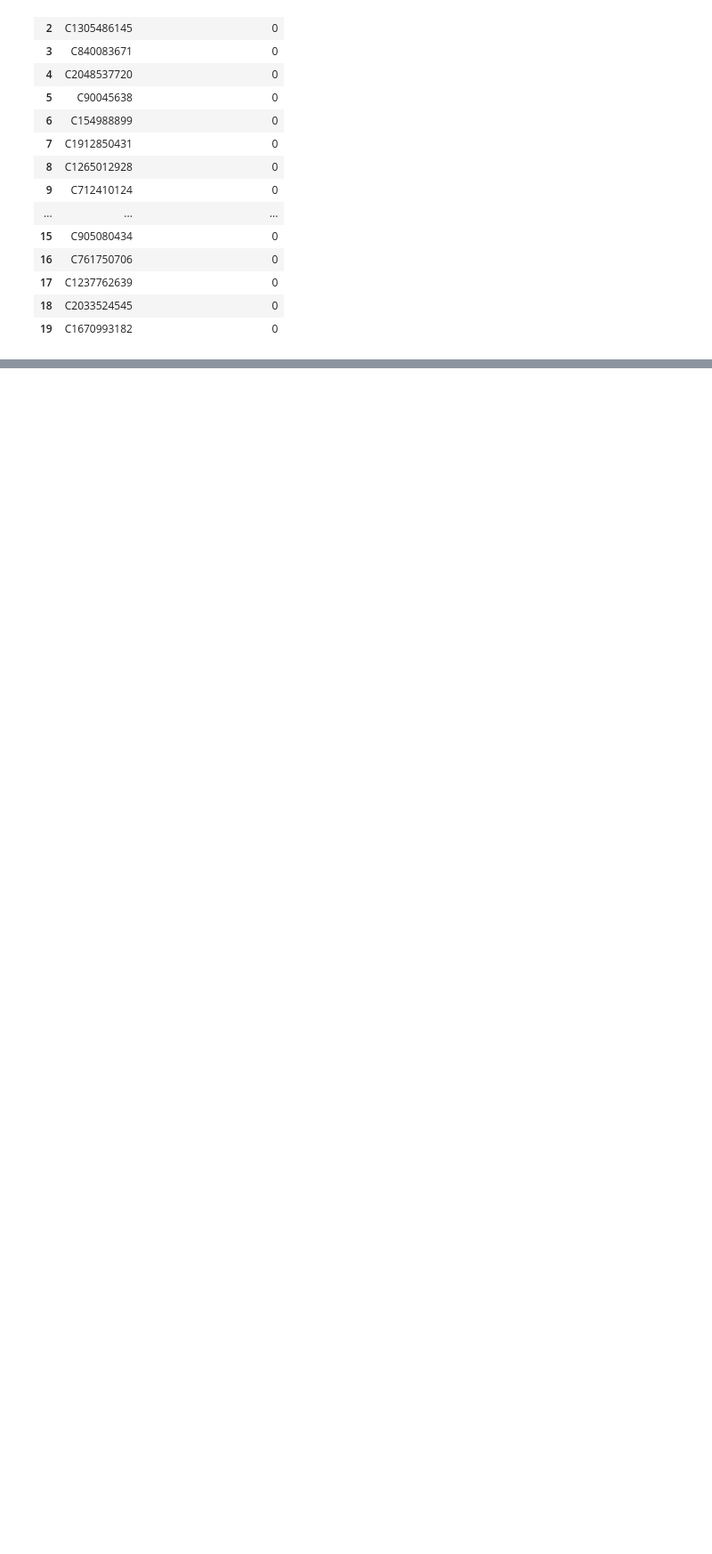
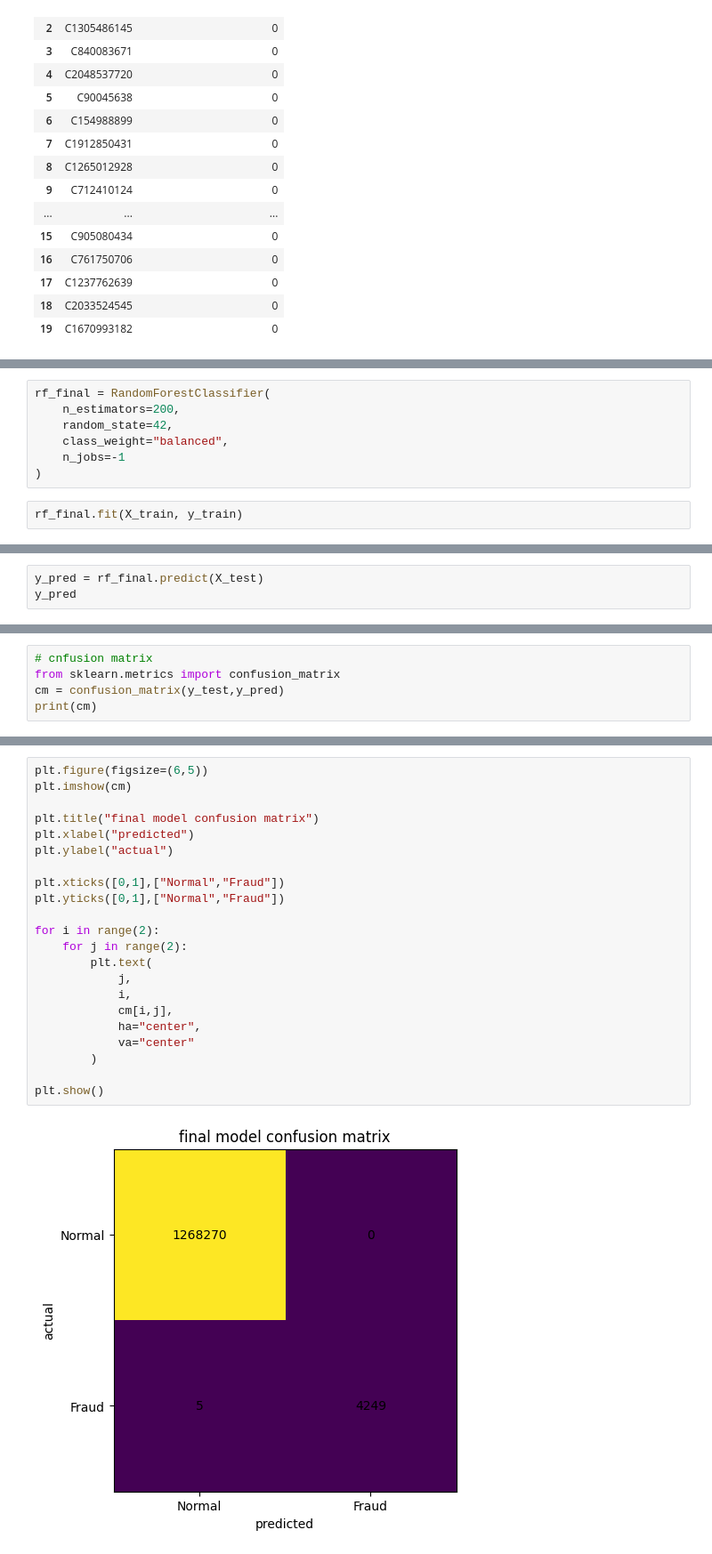
Before and after one commit to Nityanand-Khule-24/SecurePay-AI, a Jupyter notebook: notebooks/06_final_ml_model.ipynb, the cells around one changed output, grey strips where cells are left out. Shown at 89% size. Cells and saved outputs as stored; diff of their text form; blank space fills up the shorter version.

Commit message:
final ml model is done

```diff
--- a/notebooks/06_final_ml_model.ipynb
+++ b/notebooks/06_final_ml_model.ipynb
@@ -258,0 +707,9 @@ df[["nameorig","amount","previous_sender_amount"]].head(20)
+# %%
+rf_final = RandomForestClassifier(
+    n_estimators=200,
+    random_state=42,
+    class_weight="balanced",
+    n_jobs=-1
+)
+# %%
+rf_final.fit(X_train, y_train)
@@ -258,0 +719,3 @@ df[["nameorig","amount","previous_sender_amount"]].head(20)
+# %%
+y_pred = rf_final.predict(X_test)
+y_pred
@@ -258,0 +777,5 @@ df[["nameorig","amount","previous_sender_amount"]].head(20)
+# %%
+# cnfusion matrix
+from sklearn.metrics import confusion_matrix
+cm = confusion_matrix(y_test,y_pred)
+print(cm)
@@ -258,0 +785,24 @@ df[["nameorig","amount","previous_sender_amount"]].head(20)
+# %%
+plt.figure(figsize=(6,5))
+plt.imshow(cm)
+
+plt.title("final model confusion matrix")
+plt.xlabel("predicted")
+plt.ylabel("actual")
+
+plt.xticks([0,1],["Normal","Fraud"])
+plt.yticks([0,1],["Normal","Fraud"])
+
+for i in range(2):
+    for j in range(2):
+        plt.text(
+            j,
+            i,
+            cm[i,j],
+            ha="center",
+            va="center"
+        )
+
+plt.show()
+# %% [output]
+[figure, added]
```
Also changed, not shown: parts of 52 cells of this notebook, 1 other file.
